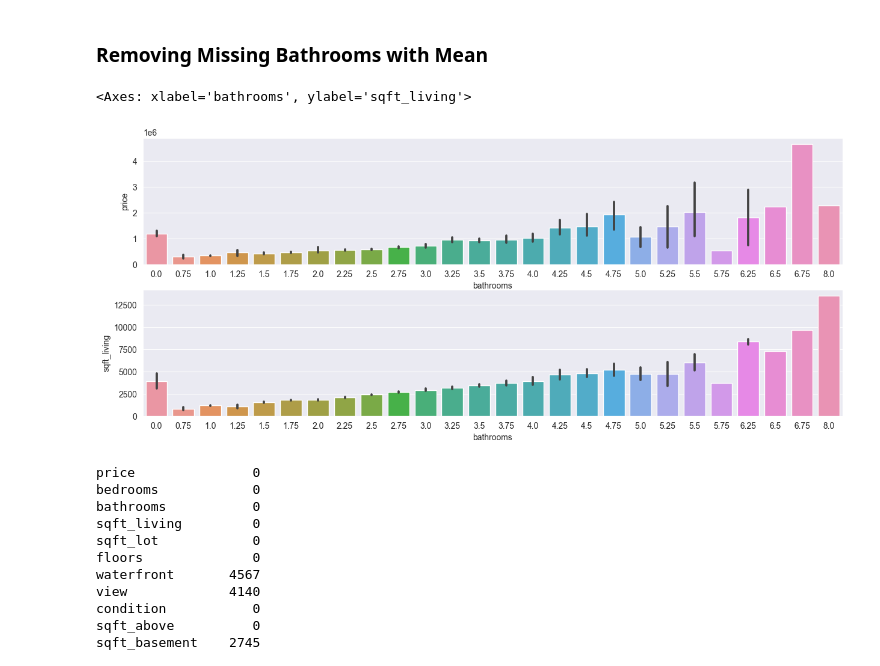
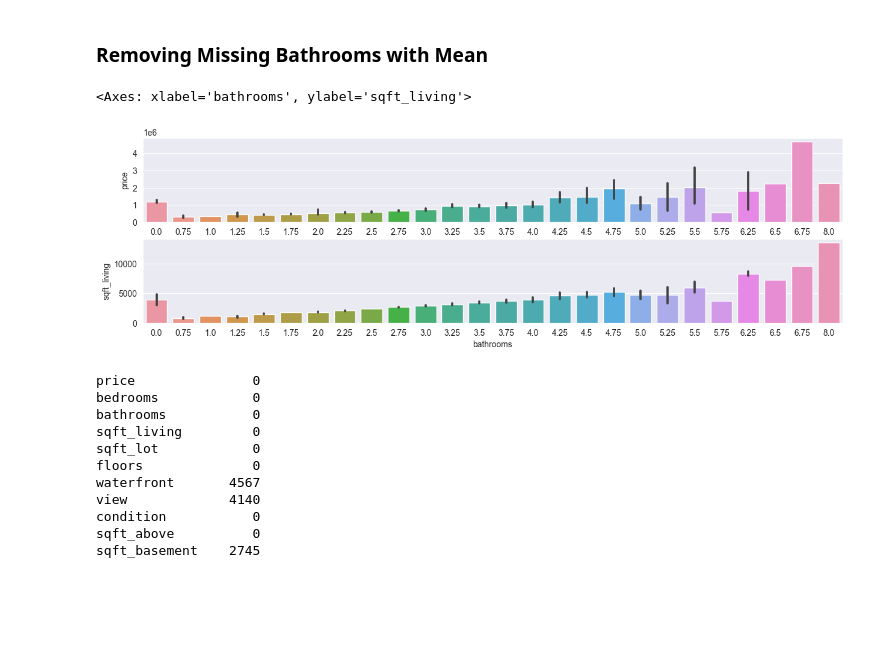
Before and after one commit to keithkamson/house-prediction-ML, a Jupyter notebook: house_price_prediction.ipynb, the cells around one changed output. Drawn from its saved outputs; the diff is of its cells as text; code cells hidden in the pictures; blank space fills up the shorter version.

```diff
--- a/house_price_prediction.ipynb
+++ b/house_price_prediction.ipynb
@@ -181,16 +181,16 @@ train_path['bedrooms'].replace(to_replace = 0, value = 8, inplace = True)
 # %% [markdown]
 ### Removing Missing Bathrooms with Mean
 # %%
-plt.figure(figsize=(15,6))
+plt.figure(figsize=(15,4))
 
 plt.subplot(2,1,1)
 sns.barplot(x='bathrooms',y='price',data=train_path)
 
 plt.subplot(2,1,2)
 sns.barplot(x='bathrooms',y='sqft_living',data=train_path)
 # %% [output]
 <Axes: xlabel='bathrooms', ylabel='sqft_living'>
-[figure, old version]
+[figure, new version]
 # %%
 train_path['bathrooms'].replace(to_replace = 0, value = 4, inplace = True)
 # %%
```
Also changed, not shown: parts of 13 cells of this notebook.
